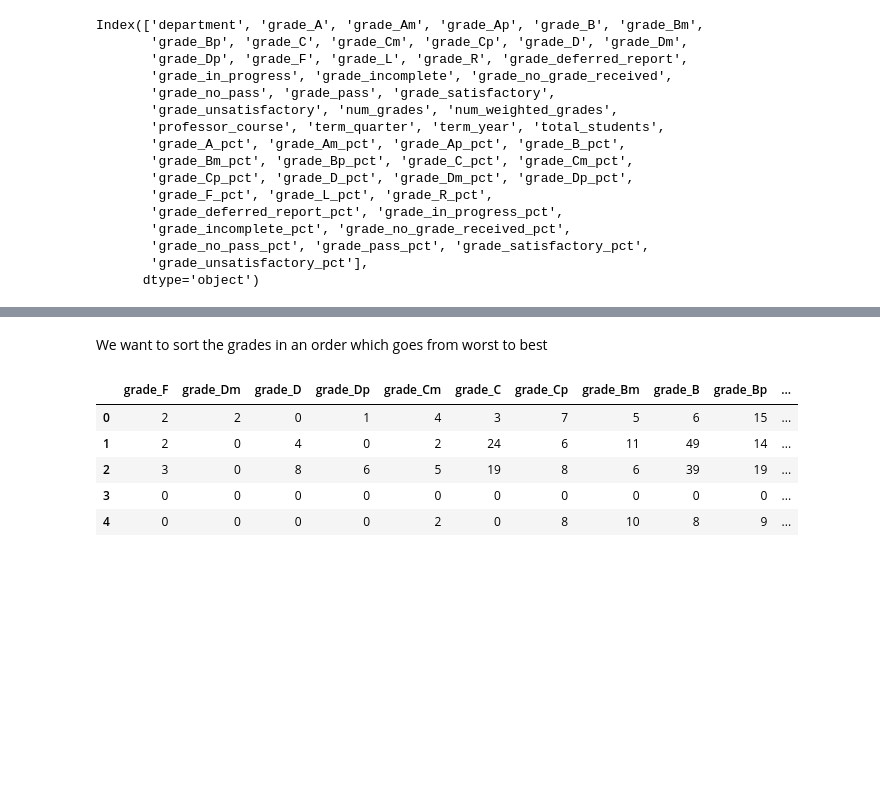
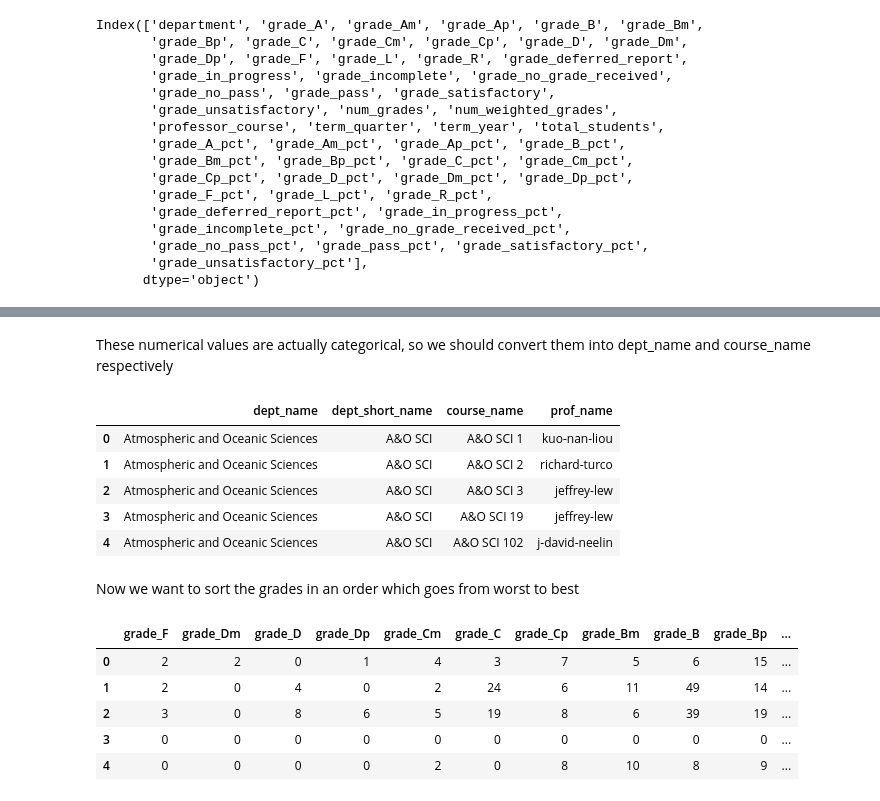
Before and after one commit to kaizersaber/stats131, a Jupyter notebook: Project.ipynb, the cells around one changed output, grey strips where cells are left out. Cells and saved outputs as stored; diff of their text form; code cells hidden in the pictures; blank space fills up the shorter version.

```diff
--- a/Project.ipynb
+++ b/Project.ipynb
@@ -36,0 +47,2 @@ Index(['department', 'grade_A', 'grade_Am', 'grade_Ap', 'grade_B', 'grade_Bm',
+# %% [markdown]
+These numerical values are actually categorical, so we should convert them into dept_name and course_name respectively
@@ -36,0 +59,13 @@ Index(['department', 'grade_A', 'grade_Am', 'grade_Ap', 'grade_B', 'grade_Bm',
+# %%
+data['dept_name'] = [departments_mapped[x]['fields']['name'].strip() for x in data['department']]
+data['dept_short_name'] = [departments_mapped[x]['fields']['short_name'].strip() for x in data['department']]
+data['course_name'] = [course_mapped[y]['fields']['name'] for y in [prof_course_mapped[x]['fields']['course'] for x in data['professor_course']]]
+data['prof_name'] = [professor_mapped[y]['fields']['slug'] for y in [prof_course_mapped[x]['fields']['professor'] for x in data['professor_course']]]
+data.head().loc[:,'dept_name':]
+# %% [output]
+|  | dept_name | dept_short_name | course_name | prof_name |
+| 0 | Atmospheric and Oceanic Sciences | A&O SCI | A&O SCI 1 | kuo-nan-liou |
+| 1 | Atmospheric and Oceanic Sciences | A&O SCI | A&O SCI 2 | richard-turco |
+| 2 | Atmospheric and Oceanic Sciences | A&O SCI | A&O SCI 3 | jeffrey-lew |
+| 3 | Atmospheric and Oceanic Sciences | A&O SCI | A&O SCI 19 | jeffrey-lew |
+| 4 | Atmospheric and Oceanic Sciences | A&O SCI | A&O SCI 102 | j-david-neelin |
@@ -37,5 +75,5 @@ Index(['department', 'grade_A', 'grade_Am', 'grade_Ap', 'grade_B', 'grade_Bm',
 # %% [markdown]
-We want to sort the grades in an order which goes from worst to best
+Now we want to sort the grades in an order which goes from worst to best
 # %%
 grades = ['F','Dm','D','Dp','Cm','C','Cp','Bm','B','Bp','Am','A','Ap']
 gradecols = ['grade_' + s for s in grades]
```
Also changed, not shown: parts of 14 cells of this notebook, 1 other file.
